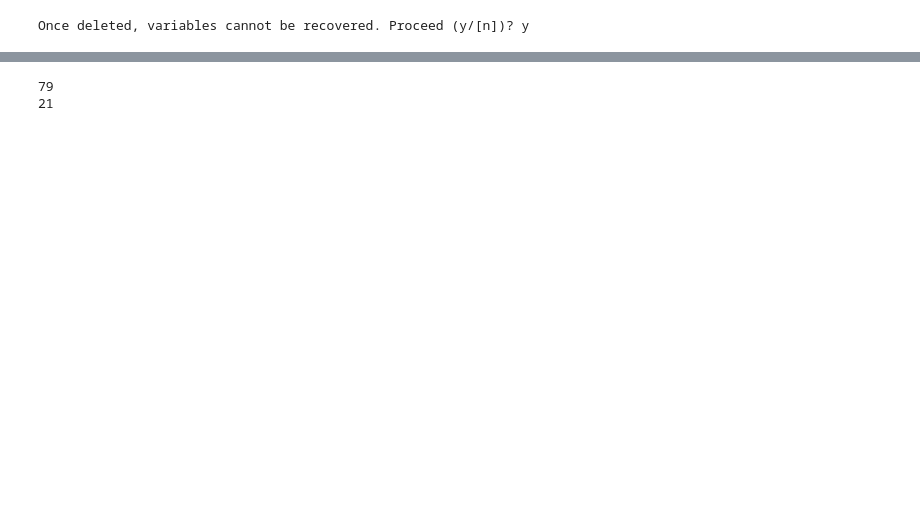
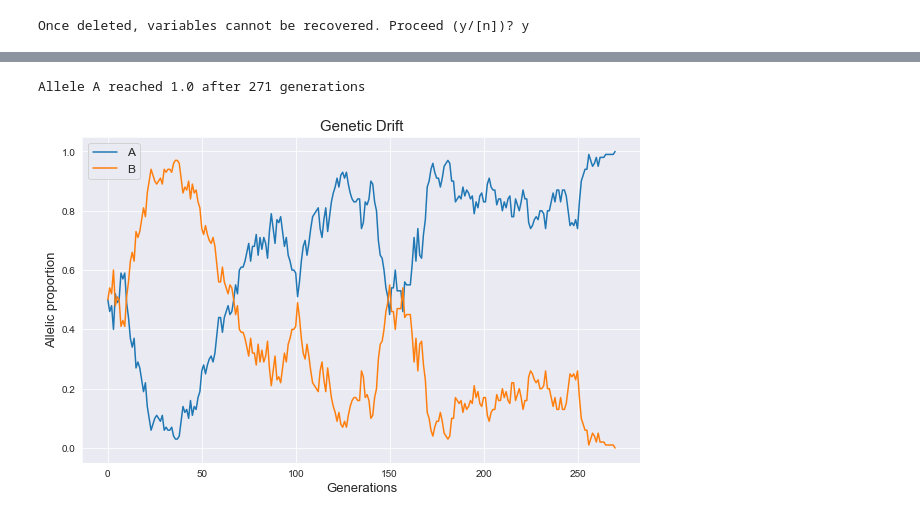
Before and after one commit to vetronz/bioinformatics, a Jupyter notebook: Assessments/popGenetics/popGenetics.ipynb, the cells around one changed output, grey strips where cells are left out. Drawn from its saved outputs; the diff is of its cells as text; code cells hidden in the pictures; blank space fills up the shorter version.

Commit message:
caught the fixation issue

```diff
--- a/Assessments/popGenetics/popGenetics.ipynb
+++ b/Assessments/popGenetics/popGenetics.ipynb
@@ -218,15 +10,56 @@ pop_next
-# %%
-test = []
-a = 4
-for i in range(100):
-    random_num = randrange(5)
-    if random_num < 4:
-        test.append('pass')
-    else:
-        test.append('fail')
-
-print(test.count('pass'))
-print(test.count('fail'))
-# %% [output]
-79
-21
+# %%
+# TASK ONE
+
+# task_one_pop function creates a population of A and B alleles with size and ratio as the function arguments.
+def task_one_pop(size, ratio):
+    allele_1 = int(size*ratio)
+    allele_2 = int(size-allele_1) # allele_2 proportion defined as 1 - allele_1 given only 2 alleles here.
+    A = list('A')*allele_1
+    B = list('B')* allele_2
+    pop = A+B
+    return pop
+
+# By default I will pass 100 and 0.5 for size and ratio as specified in the assignment instructions.
+pop = task_one_pop(100,0.5)
+
+# task_one_func takes that initial population and generates new generations  by randomly sampling 100 alleles from each successive population.
+def task_one_func(pop, generations):
+    proportion_A = [pop.count('A')/len(pop)] # calculate initial proportions
+    proportion_B = [pop.count('B')/len(pop)]
+    pop_range = range(len(pop))
+    generation = 1
+
+    while generation <= generations: # iterates over each generation upto that which we define when calling the funciton
+        pop_next = []
+        for i in pop_range: # iterates over each allele in population ensuring successive populatioins are of the same size.
+            random_index = randrange(len(pop))
+            pop_next.append(pop[random_index]) # chooses allelse at random from previous population. Samples with replacement.
+
+        pop = pop_next # updates the population for each generation
+        proportion_A.append(pop.count('A')/len(pop)) # computes the allelic proportions for each generation
+        proportion_B.append(pop.count('B')/len(pop))
+        generation += 1
+
+        if (proportion_A[-1] >= 1 or proportion_A[-1] <= 0): # terminates the simulation once allele moves to fixation
+            return proportion_A, proportion_B, generation
+
+generations = 1000 # 1000 generations passed to funciton as specified in the assignment
+proportion_A, proportion_B, generation = task_one_func(pop, generations)
+
+print('Allele A reached ' +str(proportion_A[-1])+ ' after ' + str(generation) + ' generations')
+
+# plots the genetic drift of each allele through the generations
+sns.set_style("darkgrid")
+fig = plt.figure(figsize=(10,6))
+ax = plt.axes()
+x = np.arange(0,len(range(generation)),1)
+line_1 = ax.plot(x, proportion_A)
+line_2 = ax.plot(x, proportion_B)
+plt.legend('AB', fontsize=12)
+plt.xlabel('Generations', fontsize=13)
+plt.ylabel('Allelic proportion', fontsize=13)
+plt.title('Genetic Drift', fontsize=15)
+plt.show()
+# %% [output]
+Allele A reached 1.0 after 271 generations
+[figure, added]
```
Also changed, not shown: parts of 21 cells of this notebook.
